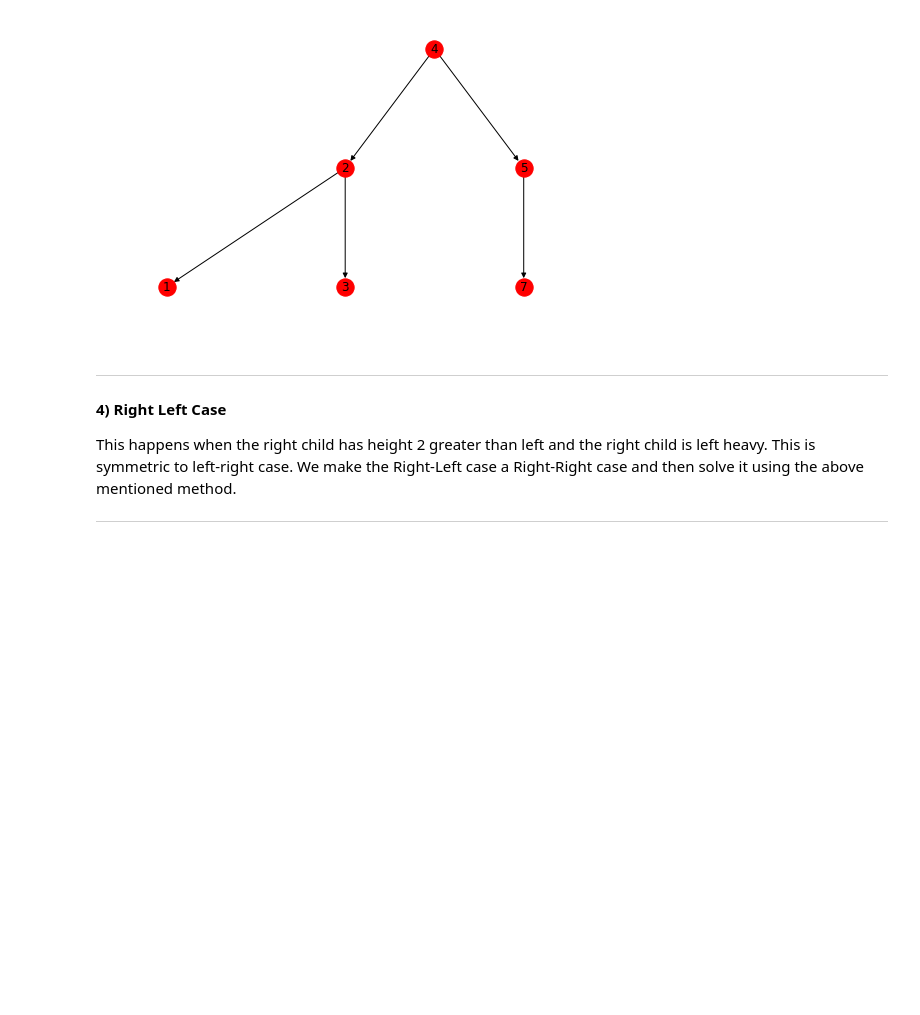
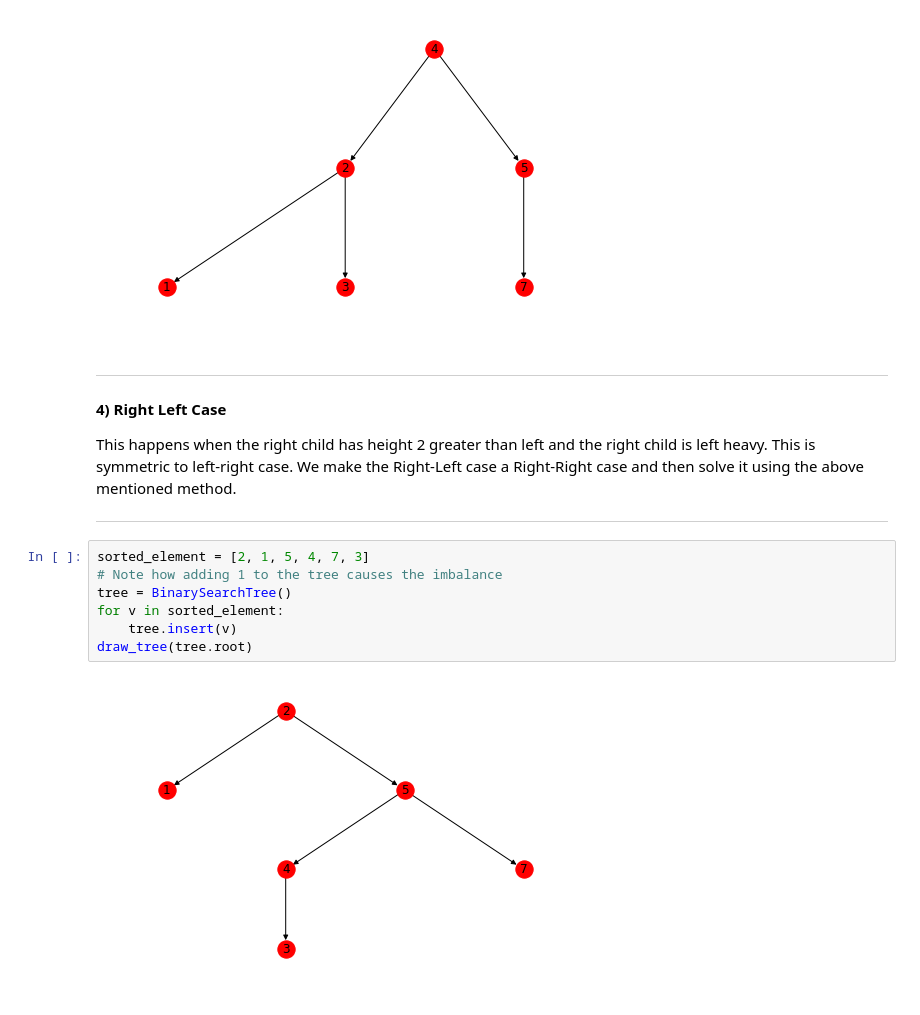
Before and after one commit to amolnayak311/algorithms-illuminated, a Jupyter notebook: Part 2, Graph Algorithms and Data Structures/11. Search Trees.ipynb, the cells around one changed output. Saved outputs shown, nothing was run; the diff lists cells and outputs as text; blank space fills up the shorter version.

```diff
--- a/Part 2, Graph Algorithms and Data Structures/11. Search Trees.ipynb
+++ b/Part 2, Graph Algorithms and Data Structures/11. Search Trees.ipynb
@@ -721,3 +721,12 @@ draw_tree(new_root)
 This happens when the right child has height 2 greater than left and the right child is left heavy. This is symmetric to left-right case. We make the Right-Left case a Right-Right case and then solve it using the above mentioned method.
 
 ---
+# %%
+sorted_element = [2, 1, 5, 4, 7, 3]
+# Note how adding 1 to the tree causes the imbalance
+tree = BinarySearchTree()
+for v in sorted_element:
+    tree.insert(v)
+draw_tree(tree.root)
+# %% [output]
+[figure, added]
```
Also changed, not shown: parts of 3 cells of this notebook.
